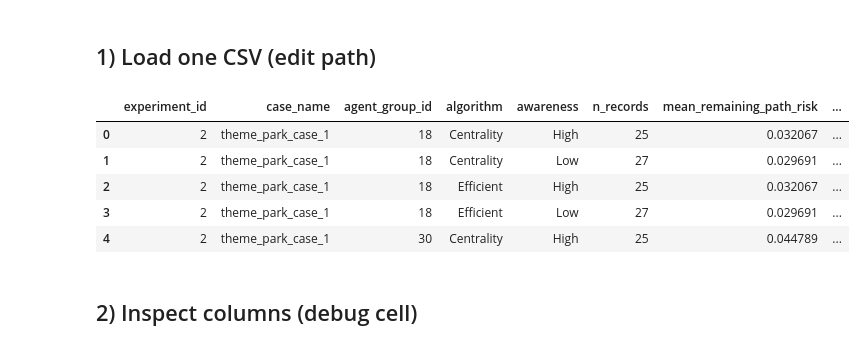
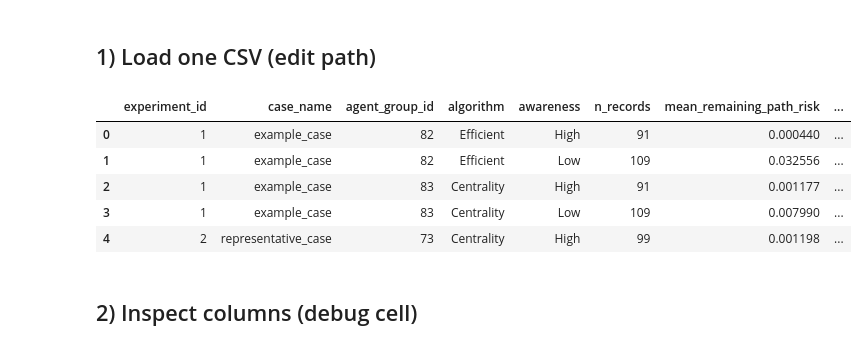
Before and after one commit to AlvaroS3rrano/Evacuation_Simulation, a Jupyter notebook: Notebooks/centrality_vs_efficient_analysis.ipynb, the cells around one changed output. Cells and saved outputs as stored; diff of their text form; code cells hidden in the pictures.

```diff
--- a/Notebooks/centrality_vs_efficient_analysis.ipynb
+++ b/Notebooks/centrality_vs_efficient_analysis.ipynb
@@ -127,19 +127,19 @@ def plot_centrality_vs_efficient_three_way(
 # %% [markdown]
 ## 1) Load one CSV (edit path)
 # %%
-# path = "../results/CSV/Cruise_Ship_experiment_metrics.csv"
-path = "../results/CSV/Theme Park_experiment_metrics.csv"
+path = "../results/CSV/Cruise_Ship_experiment_metrics.csv"
+# path = "../results/CSV/Theme Park_experiment_metrics.csv"
 # path = "../results/CSV/corridor_experiment_metrics.csv"
 
 df = pd.read_csv(path)
 display(df.head())
 # %% [output]
 |  | experiment_id | case_name | agent_group_id | algorithm | awareness | n_records | mean_remaining_path_risk | ... |
-| 0 | 2 | theme_park_case_1 | 18 | Centrality | High | 25 | 0.032067 | ... |
-| 1 | 2 | theme_park_case_1 | 18 | Centrality | Low | 27 | 0.029691 | ... |
-| 2 | 2 | theme_park_case_1 | 18 | Efficient | High | 25 | 0.032067 | ... |
-| 3 | 2 | theme_park_case_1 | 18 | Efficient | Low | 27 | 0.029691 | ... |
-| 4 | 2 | theme_park_case_1 | 30 | Centrality | High | 25 | 0.044789 | ... |
+| 0 | 1 | example_case | 82 | Efficient | High | 91 | 0.000440 | ... |
+| 1 | 1 | example_case | 82 | Efficient | Low | 109 | 0.032556 | ... |
+| 2 | 1 | example_case | 83 | Centrality | High | 91 | 0.001177 | ... |
+| 3 | 1 | example_case | 83 | Centrality | Low | 109 | 0.007990 | ... |
+| 4 | 2 | representative_case | 73 | Centrality | High | 99 | 0.001198 | ... |
 # %% [markdown]
 ## 2) Inspect columns (debug cell)
 # %%
```
Also changed, not shown: parts of 11 cells of this notebook, 3 other files.
